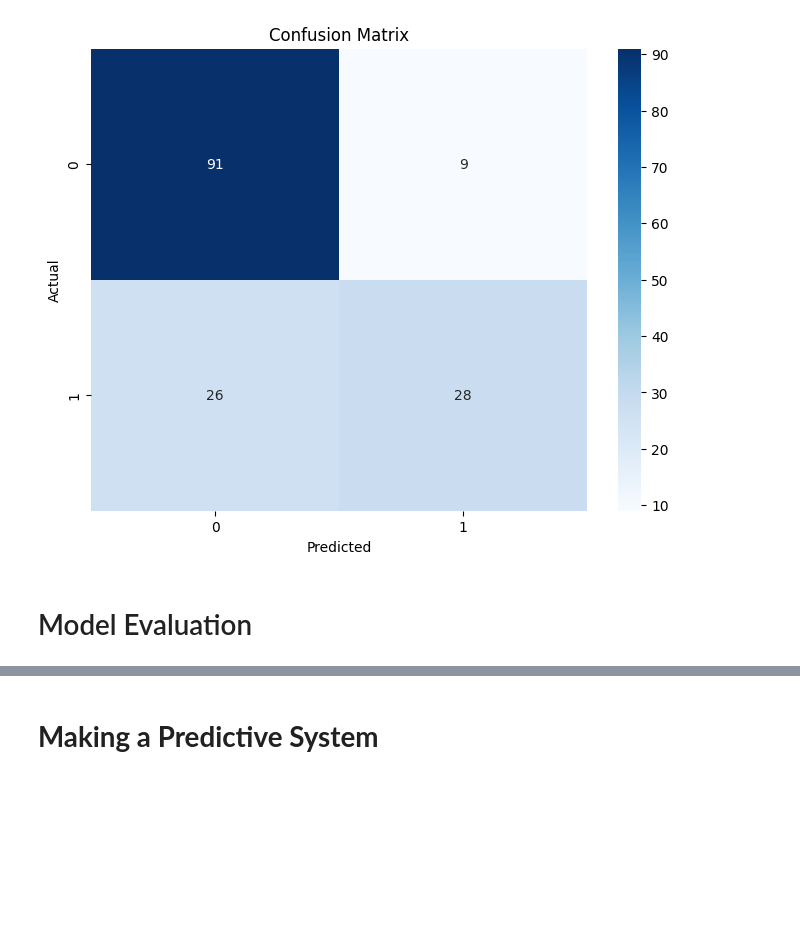
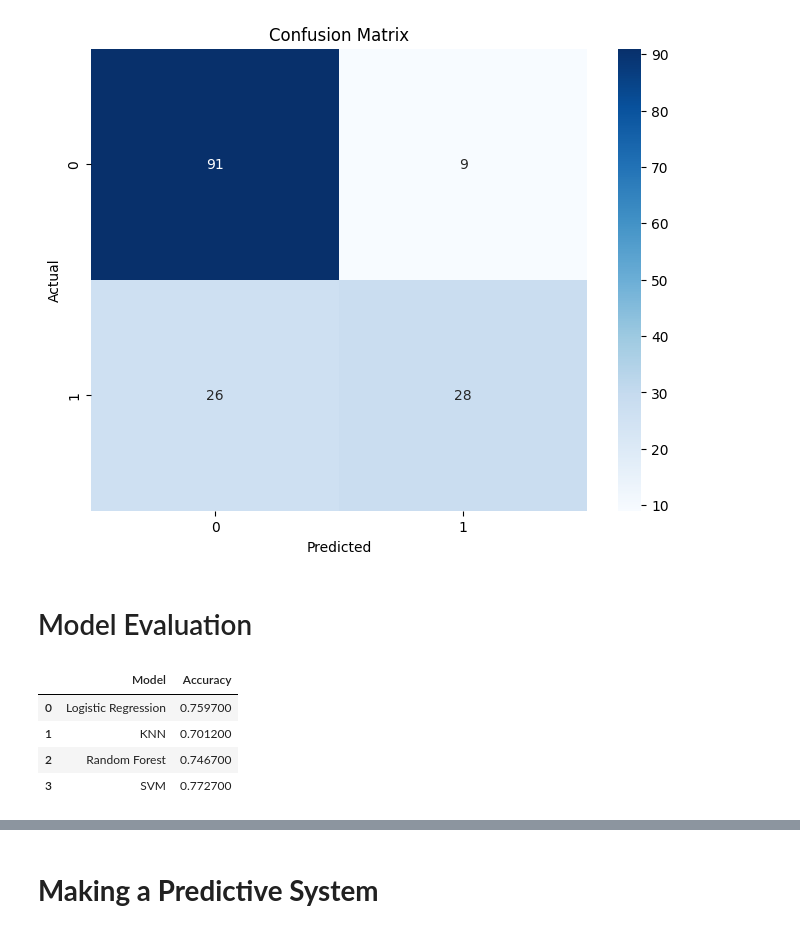
Before and after one commit to Sugam-01/Heart_disease_and_Diabetes_prediction, a Jupyter notebook: colab_files_to_train_models/diabetes.ipynb, the cells around one changed output, grey strips where cells are left out. Cells and saved outputs as stored; diff of their text form; code cells hidden in the pictures; blank space fills up the shorter version.

```diff
--- a/colab_files_to_train_models/diabetes.ipynb
+++ b/colab_files_to_train_models/diabetes.ipynb
@@ -341,6 +341,21 @@ Confusion Matrix:
 [figure]
 # %% [markdown]
 # Model Evaluation
+# %%
+model_names = ['Logistic Regression', 'KNN', 'Random Forest', 'SVM']
+accuracies = [0.7597, 0.7012, 0.7467, 0.7727]
+
+df = pd.DataFrame({'Model': model_names, 'Accuracy': accuracies})
+
+cm = sns.light_palette("green", as_cmap=True)
+s = df.style.background_gradient(cmap=cm)
+s
+# %% [output]
+|  | Model | Accuracy |
+| 0 | Logistic Regression | 0.759700 |
+| 1 | KNN | 0.701200 |
+| 2 | Random Forest | 0.746700 |
+| 3 | SVM | 0.772700 |
 # %%
 accuracies = [0.7597, 0.7272, 0.7532, 0.7727]
 model_names = ['Logistic Regression', 'KNN', 'Random Forest', 'SVM']
```
Also changed, not shown: parts of 4 cells of this notebook, 1 other file.
